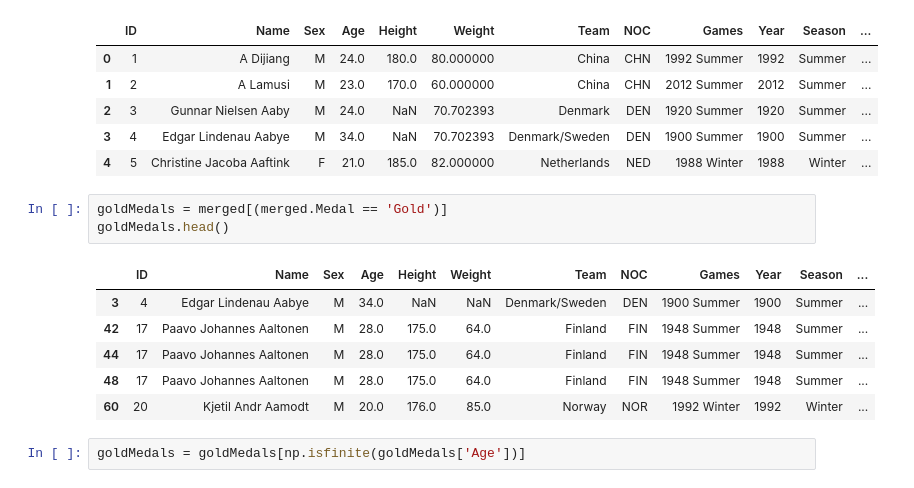
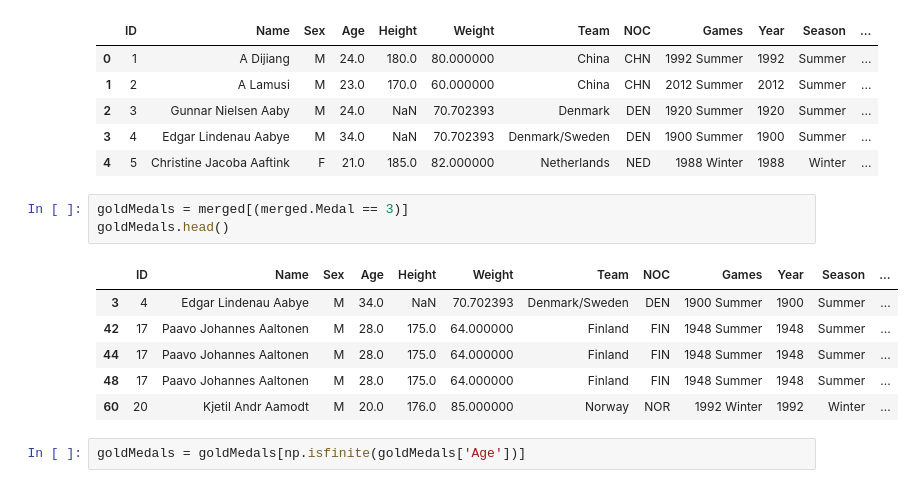
Before and after one commit to rishickesh/Data-science, a Jupyter notebook: Olympic.ipynb, the cells around one changed output. Saved outputs shown, nothing was run; the diff lists cells and outputs as text.

```diff
--- a/Olympic.ipynb
+++ b/Olympic.ipynb
@@ -91,15 +91,15 @@ merged.head()
 | 3 | 4 | Edgar Lindenau Aabye | M | 34.0 | NaN | 70.702393 | Denmark/Sweden | DEN | 1900 Summer | 1900 | Summer | ... |
 | 4 | 5 | Christine Jacoba Aaftink | F | 21.0 | 185.0 | 82.000000 | Netherlands | NED | 1988 Winter | 1988 | Winter | ... |
 # %%
-goldMedals = merged[(merged.Medal == 'Gold')]
+goldMedals = merged[(merged.Medal == 3)]
 goldMedals.head()
 # %% [output]
 |  | ID | Name | Sex | Age | Height | Weight | Team | NOC | Games | Year | Season | ... |
-| 3 | 4 | Edgar Lindenau Aabye | M | 34.0 | NaN | NaN | Denmark/Sweden | DEN | 1900 Summer | 1900 | Summer | ... |
-| 42 | 17 | Paavo Johannes Aaltonen | M | 28.0 | 175.0 | 64.0 | Finland | FIN | 1948 Summer | 1948 | Summer | ... |
-| 44 | 17 | Paavo Johannes Aaltonen | M | 28.0 | 175.0 | 64.0 | Finland | FIN | 1948 Summer | 1948 | Summer | ... |
-| 48 | 17 | Paavo Johannes Aaltonen | M | 28.0 | 175.0 | 64.0 | Finland | FIN | 1948 Summer | 1948 | Summer | ... |
-| 60 | 20 | Kjetil Andr Aamodt | M | 20.0 | 176.0 | 85.0 | Norway | NOR | 1992 Winter | 1992 | Winter | ... |
+| 3 | 4 | Edgar Lindenau Aabye | M | 34.0 | NaN | 70.702393 | Denmark/Sweden | DEN | 1900 Summer | 1900 | Summer | ... |
+| 42 | 17 | Paavo Johannes Aaltonen | M | 28.0 | 175.0 | 64.000000 | Finland | FIN | 1948 Summer | 1948 | Summer | ... |
+| 44 | 17 | Paavo Johannes Aaltonen | M | 28.0 | 175.0 | 64.000000 | Finland | FIN | 1948 Summer | 1948 | Summer | ... |
+| 48 | 17 | Paavo Johannes Aaltonen | M | 28.0 | 175.0 | 64.000000 | Finland | FIN | 1948 Summer | 1948 | Summer | ... |
+| 60 | 20 | Kjetil Andr Aamodt | M | 20.0 | 176.0 | 85.000000 | Norway | NOR | 1992 Winter | 1992 | Winter | ... |
 # %%
 goldMedals = goldMedals[np.isfinite(goldMedals['Age'])]
 # %%
```
Also changed, not shown: parts of 13 cells of this notebook.
